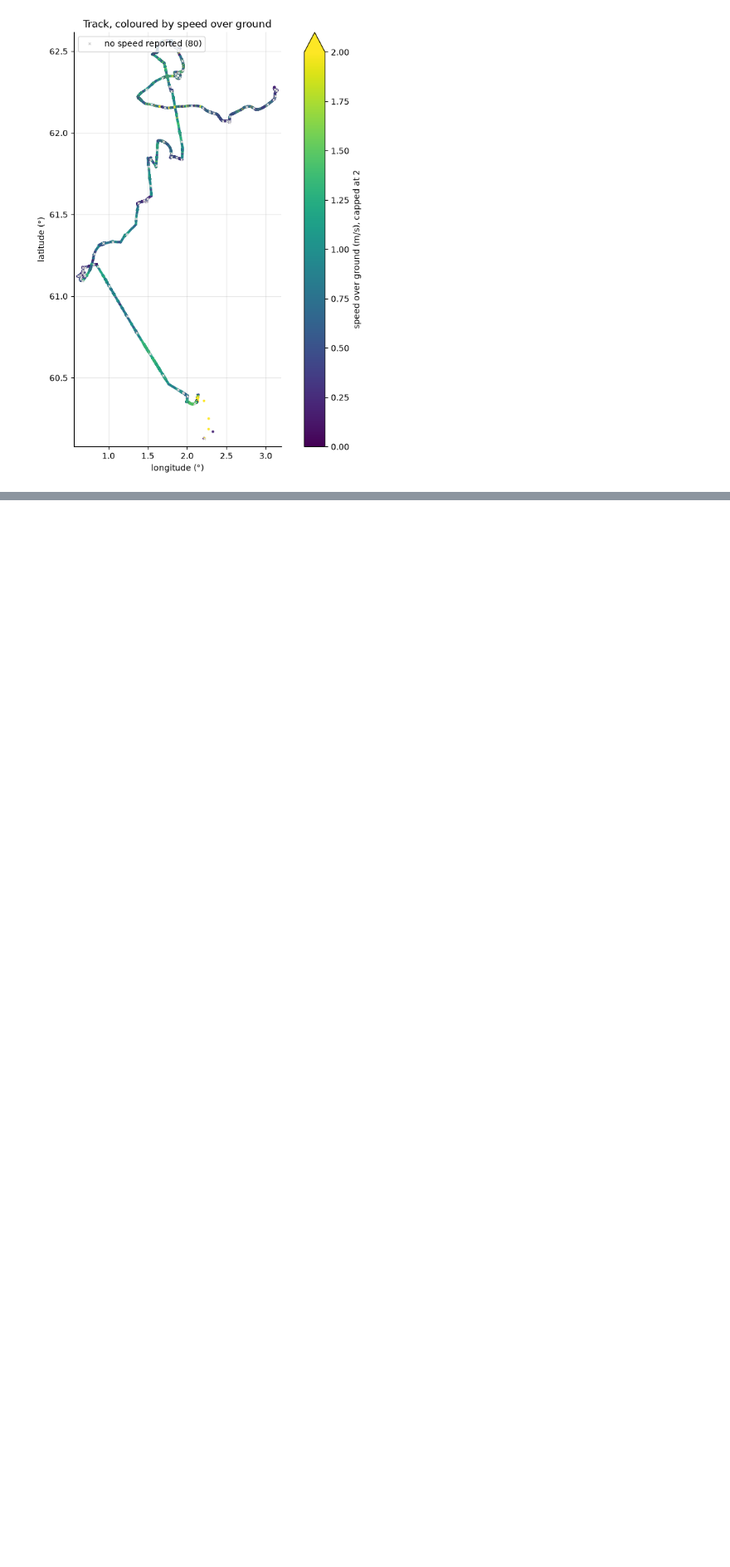
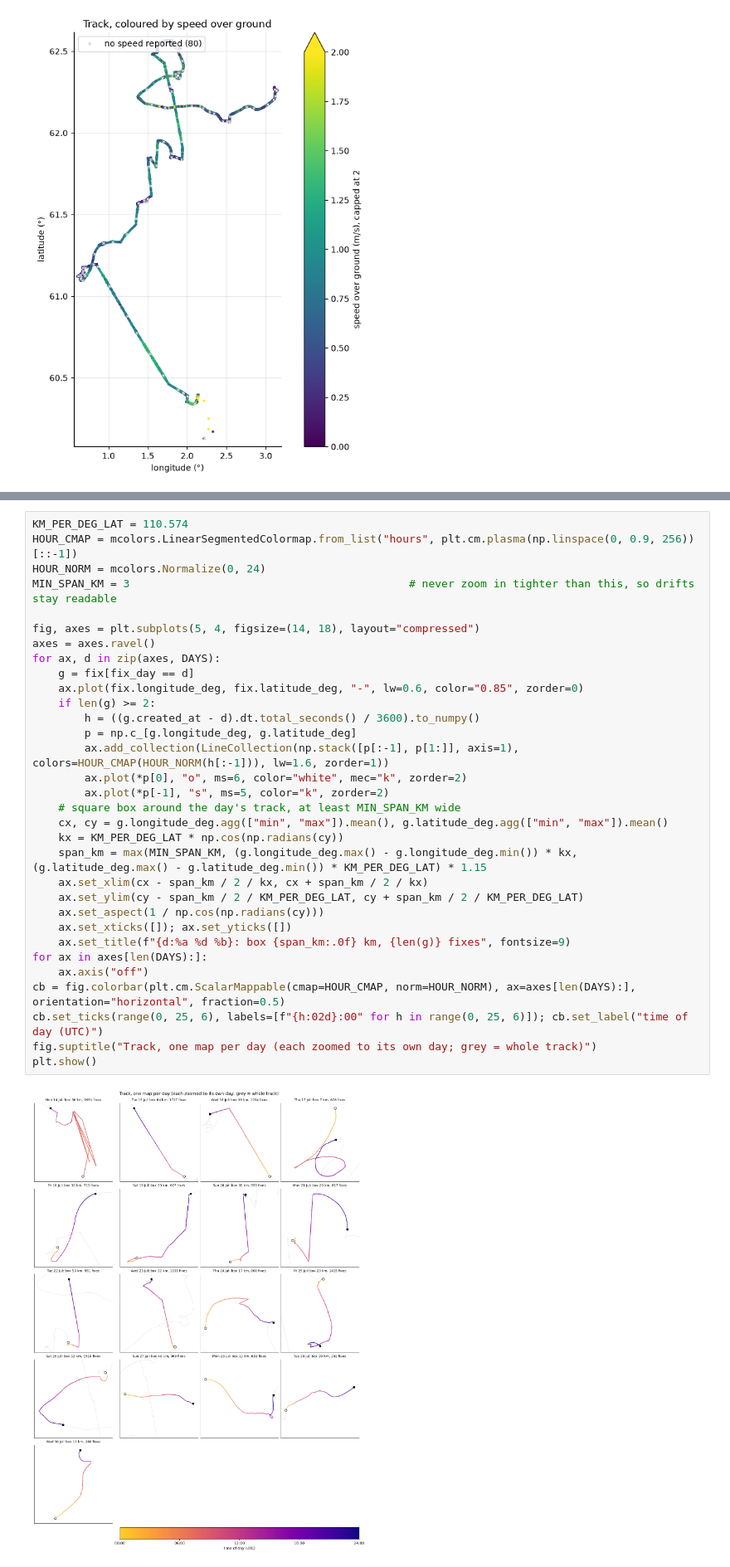
Before and after one commit to Xizesse/asv_power_manager, a Jupyter notebook: notebooks/01_overview.ipynb, the cells around one changed output, grey strips where cells are left out. Shown at 83% size. Drawn from its saved outputs; the diff is of its cells as text; blank space fills up the shorter version.

```diff
--- a/notebooks/01_overview.ipynb
+++ b/notebooks/01_overview.ipynb
@@ -296,0 +341,34 @@ plt.show()
+# %%
+KM_PER_DEG_LAT = 110.574
+HOUR_CMAP = mcolors.LinearSegmentedColormap.from_list("hours", plt.cm.plasma(np.linspace(0, 0.9, 256))[::-1])
+HOUR_NORM = mcolors.Normalize(0, 24)
+MIN_SPAN_KM = 3                                           # never zoom in tighter than this, so drifts stay readable
+
+fig, axes = plt.subplots(5, 4, figsize=(14, 18), layout="compressed")
+axes = axes.ravel()
+for ax, d in zip(axes, DAYS):
+    g = fix[fix_day == d]
+    ax.plot(fix.longitude_deg, fix.latitude_deg, "-", lw=0.6, color="0.85", zorder=0)
+    if len(g) >= 2:
+        h = ((g.created_at - d).dt.total_seconds() / 3600).to_numpy()
+        p = np.c_[g.longitude_deg, g.latitude_deg]
+        ax.add_collection(LineCollection(np.stack([p[:-1], p[1:]], axis=1), colors=HOUR_CMAP(HOUR_NORM(h[:-1])), lw=1.6, zorder=1))
+        ax.plot(*p[0], "o", ms=6, color="white", mec="k", zorder=2)
+        ax.plot(*p[-1], "s", ms=5, color="k", zorder=2)
+    # square box around the day's track, at least MIN_SPAN_KM wide
+    cx, cy = g.longitude_deg.agg(["min", "max"]).mean(), g.latitude_deg.agg(["min", "max"]).mean()
+    kx = KM_PER_DEG_LAT * np.cos(np.radians(cy))
+    span_km = max(MIN_SPAN_KM, (g.longitude_deg.max() - g.longitude_deg.min()) * kx, (g.latitude_deg.max() - g.latitude_deg.min()) * KM_PER_DEG_LAT) * 1.15
+    ax.set_xlim(cx - span_km / 2 / kx, cx + span_km / 2 / kx)
+    ax.set_ylim(cy - span_km / 2 / KM_PER_DEG_LAT, cy + span_km / 2 / KM_PER_DEG_LAT)
+    ax.set_aspect(1 / np.cos(np.radians(cy)))
+    ax.set_xticks([]); ax.set_yticks([])
+    ax.set_title(f"{d:%a %d %b}: box {span_km:.0f} km, {len(g)} fixes", fontsize=9)
+for ax in axes[len(DAYS):]:
+    ax.axis("off")
+cb = fig.colorbar(plt.cm.ScalarMappable(cmap=HOUR_CMAP, norm=HOUR_NORM), ax=axes[len(DAYS):], orientation="horizontal", fraction=0.5)
+cb.set_ticks(range(0, 25, 6), labels=[f"{h:02d}:00" for h in range(0, 25, 6)]); cb.set_label("time of day (UTC)")
+fig.suptitle("Track, one map per day (each zoomed to its own day; grey = whole track)")
+plt.show()
+# %% [output]
+[figure, added]
```
Also changed, not shown: parts of 7 cells of this notebook, 25 other files.
